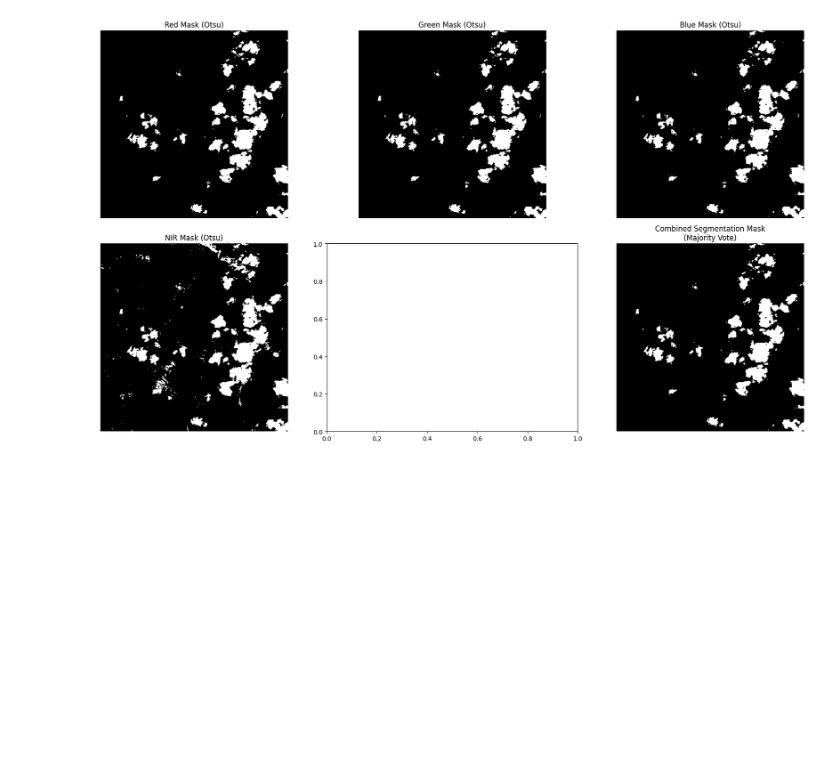
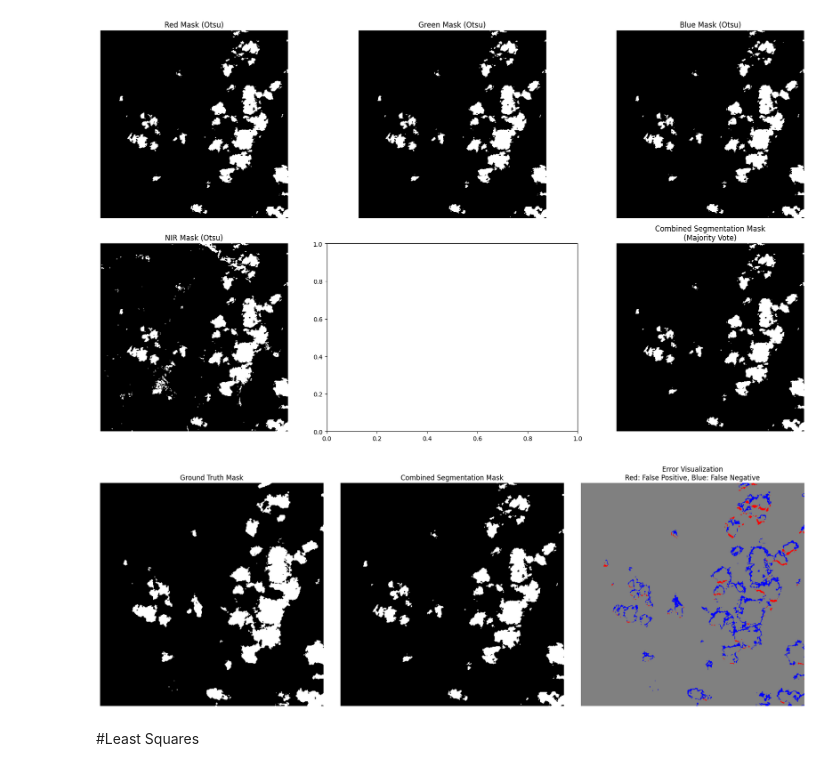
Before and after one commit to HenriLD/CloudDetection, a Jupyter notebook: Computer_Vision_Project.ipynb, the cells around one changed output. Cells and saved outputs as stored; diff of their text form; code cells hidden in the pictures; blank space fills up the shorter version.

Commit message:
v2
least squares wip, improved viz

```diff
--- a/Computer_Vision_Project.ipynb
+++ b/Computer_Vision_Project.ipynb
@@ -171,3 +166,50 @@ plt.tight_layout()
 plt.show()
 # %% [output]
 [figure]
+# %%
+# ----- Display Ground Truth Mask with Colored Errors -----
+# Get the ground truth file path and load the ground truth mask.
+gt_file = get_ground_truth(selected_red)
+ground_truth = open_tif(gt_file).numpy().astype(np.uint8)
+
+# Compute error masks:
+# False Positive (Type I error): predicted cloud but ground truth is non-cloud.
+false_positive = np.logical_and(segmentation_mask == 255, ground_truth == 0)
+# False Negative (Type II error): predicted non-cloud but ground truth indicates cloud.
+false_negative = np.logical_and(segmentation_mask == 0, ground_truth == 255)
+
+# Create an RGB image for the error visualization.
+height, width = ground_truth.shape
+# Use a neutral gray background for clarity.
+error_vis = np.ones((height, width, 3), dtype=np.uint8) * 128
+
+# Overlay errors:
+# Mark false positives in red.
+error_vis[false_positive] = [255, 0, 0]
+# Mark false negatives in blue.
+error_vis[false_negative] = [0, 0, 255]
+
+# Display the ground truth, combined segmentation mask, and the colored error visualization.
+fig, axs = plt.subplots(1, 3, figsize=(18, 6))
+
+# Ground truth mask.
+axs[0].imshow(ground_truth, cmap='gray')
+axs[0].set_title("Ground Truth Mask")
+axs[0].axis('off')
+
+# Combined segmentation mask.
+axs[1].imshow(segmentation_mask, cmap='gray')
+axs[1].set_title("Combined Segmentation Mask")
+axs[1].axis('off')
+
+# Error visualization.
+axs[2].imshow(error_vis)
+axs[2].set_title("Error Visualization\nRed: False Positive, Blue: False Negative")
+axs[2].axis('off')
+
+plt.tight_layout()
+plt.show()
+# %% [output]
+[figure, added]
+# %% [markdown]
+#Least Squares
```
Also changed, not shown: parts of 11 cells of this notebook.
